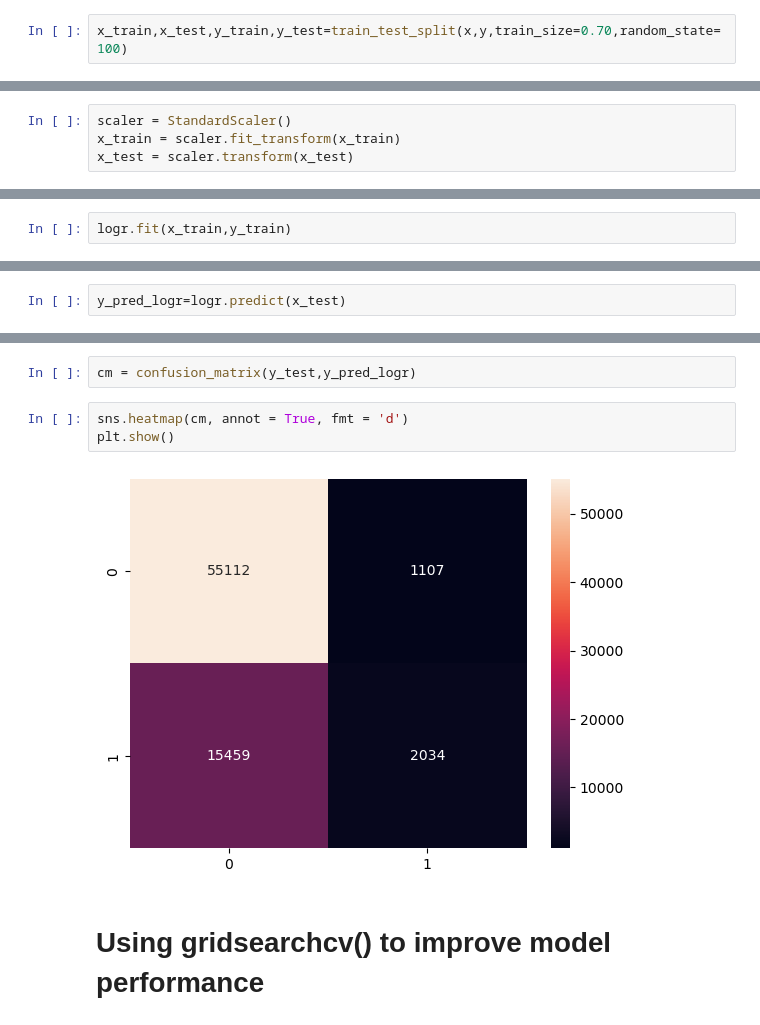
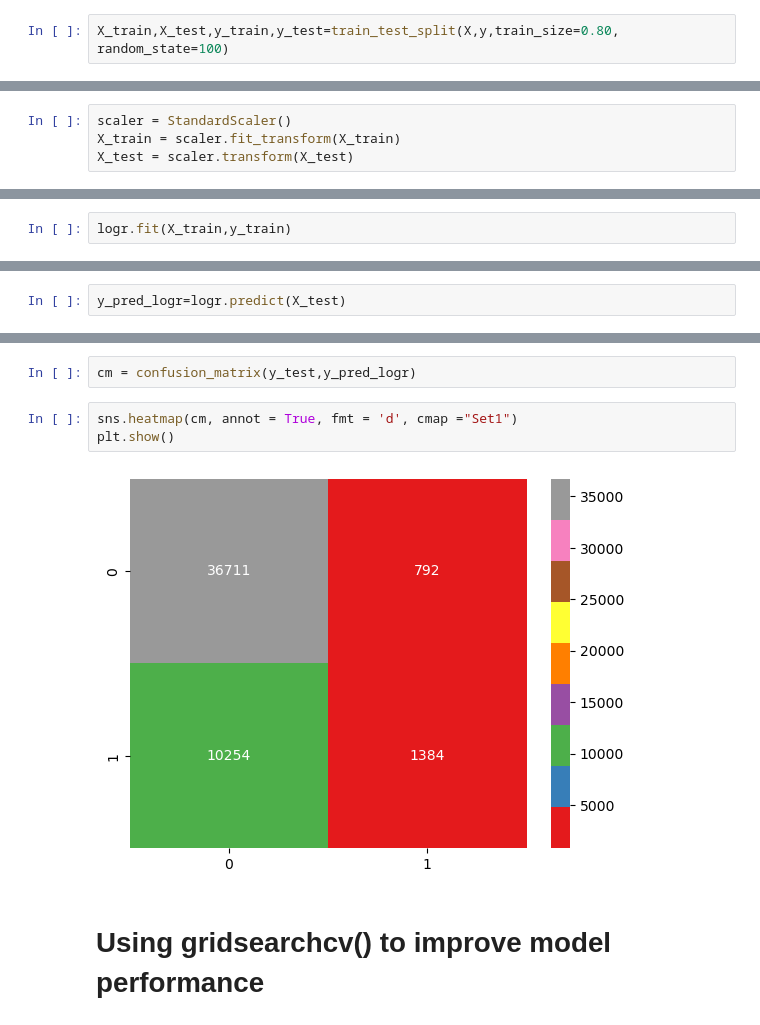
Before and after one commit to praju-1/Data_science_projects, a Jupyter notebook: Credit_card_lead_prediction/Credit_card_lead.ipynb, the cells around one changed output, grey strips where cells are left out. Cells and saved outputs as stored; diff of their text form.

```diff
--- a/Credit_card_lead_prediction/Credit_card_lead.ipynb
+++ b/Credit_card_lead_prediction/Credit_card_lead.ipynb
@@ -410,3 +416,3 @@ x
 # %%
-x_train,x_test,y_train,y_test=train_test_split(x,y,train_size=0.70,random_state=100)
+X_train,X_test,y_train,y_test=train_test_split(X,y,train_size=0.80, random_state=100)
 # %%
@@ -417,8 +423,8 @@ x_train.shape
 # Standardization of data
 # %%
 scaler = StandardScaler()
-x_train = scaler.fit_transform(x_train)
-x_test = scaler.transform(x_test)
+X_train = scaler.fit_transform(X_train)
+X_test = scaler.transform(X_test)
 # %% [markdown]
 # Model building
 # %% [markdown]
@@ -426,11 +432,11 @@ x_test = scaler.transform(x_test)
 # %%
 logr=LogisticRegression()
 # %%
-logr.fit(x_train,y_train)
+logr.fit(X_train,y_train)
 # %% [output]
 LogisticRegression()
 # %%
-y_pred_logr=logr.predict(x_test)
+y_pred_logr=logr.predict(X_test)
 # %%
 accuracy_score(y_test,y_pred_logr)
 # %% [output]
@@ -440,10 +446,10 @@ from sklearn.metrics import confusion_matrix
 # %%
 cm = confusion_matrix(y_test,y_pred_logr)
 # %%
-sns.heatmap(cm, annot = True, fmt = 'd')
+sns.heatmap(cm, annot = True, fmt = 'd', cmap ="Set1")
 plt.show()
 # %% [output]
-[figure, old version]
+[figure, new version]
 # %% [markdown]
 # Using gridsearchcv() to improve model performance
 # %%
```
Also changed, not shown: parts of 29 cells of this notebook.
